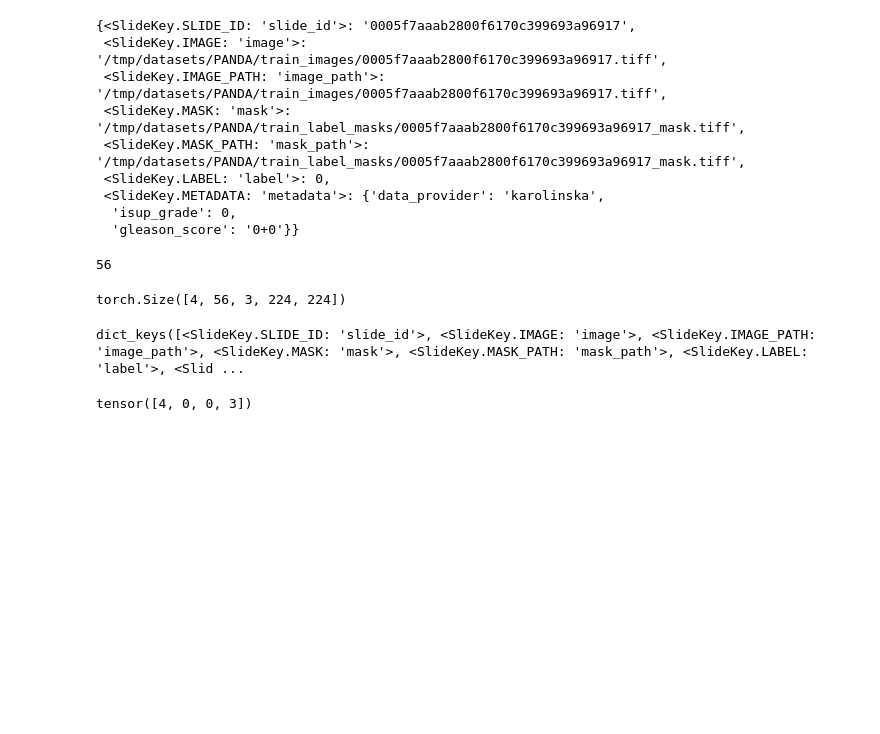
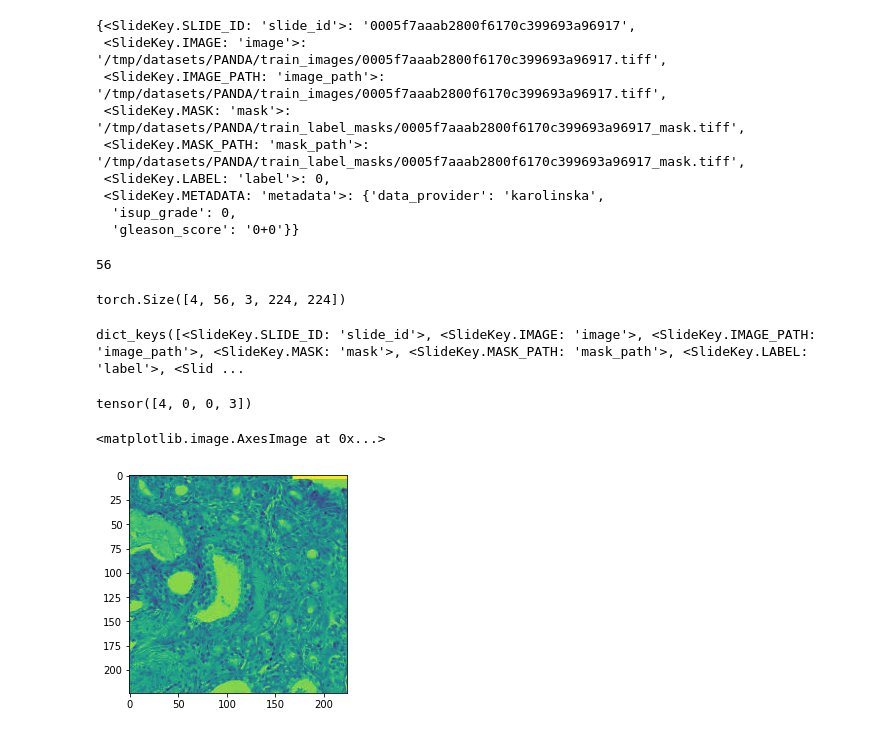
Before and after one commit to microsoft/hi-ml, a Jupyter notebook: hi-ml-histopathology/src/test_dataloaders.ipynb, the cells around one changed output. Saved outputs shown, nothing was run; the diff lists cells and outputs as text; code cells hidden in the pictures; blank space fills up the shorter version.

```diff
--- a/hi-ml-histopathology/src/test_dataloaders.ipynb
+++ b/hi-ml-histopathology/src/test_dataloaders.ipynb
@@ -117,3 +117,8 @@ dict_keys([<SlideKey.SLIDE_ID: 'slide_id'>, <SlideKey.IMAGE: 'image'>, <SlideKey
 X_d["label"]
 # %% [output]
 tensor([4, 0, 0, 3])
+# %%
+plt.imshow(X_d["image"][0, 1, 2, ...])
+# %% [output]
+<matplotlib.image.AxesImage at 0x...>
+[figure, added]
```
Also changed, not shown: parts of 1 cell of this notebook, 5 other files.
